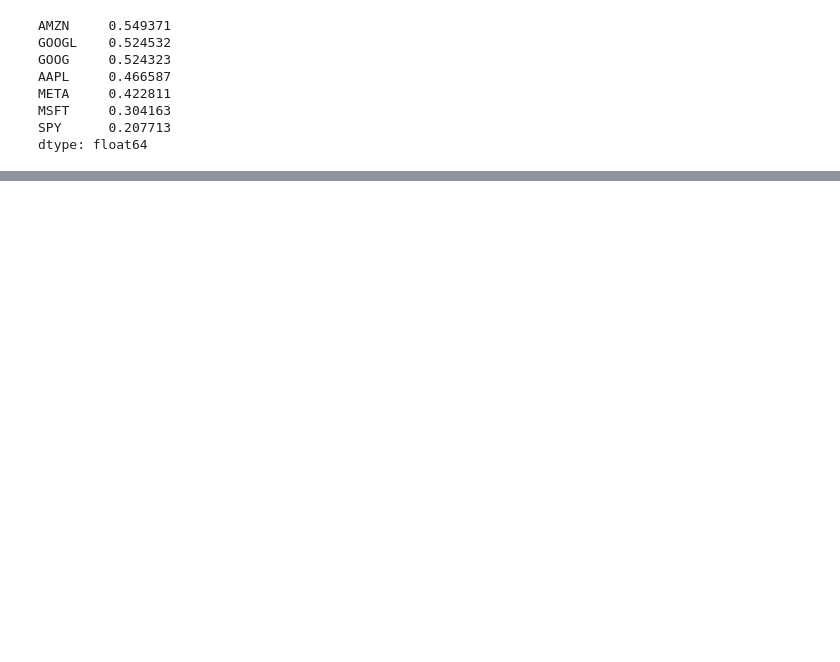
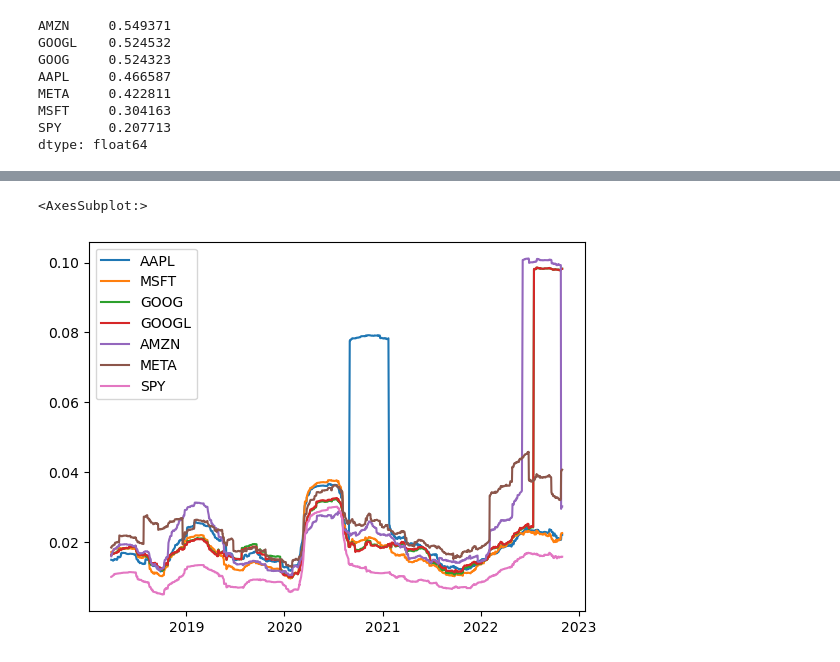
Before and after one commit to NapoliMunk/QA_and_Projections, a Jupyter notebook: Heavy Hitters Analysis.ipynb, the cells around one changed output, grey strips where cells are left out. Cells and saved outputs as stored; diff of their text form; code cells hidden in the pictures; blank space fills up the shorter version.

```diff
--- a/Heavy Hitters Analysis.ipynb
+++ b/Heavy Hitters Analysis.ipynb
@@ -286,0 +309,4 @@ dtype: float64
+# %%
+# Calculate and plot the rolling standard deviation Heavy Hitters portfolio using a 100-day window
+hh_100_rolling= hh_daily_return.rolling(window= 100).std()
+hh_100_rolling
@@ -286,0 +327,5 @@ dtype: float64
+# %%
+hh_100_rolling.plot()
+# %% [output]
+<AxesSubplot:>
+[figure, added]
```
Also changed, not shown: parts of 47 cells of this notebook.
